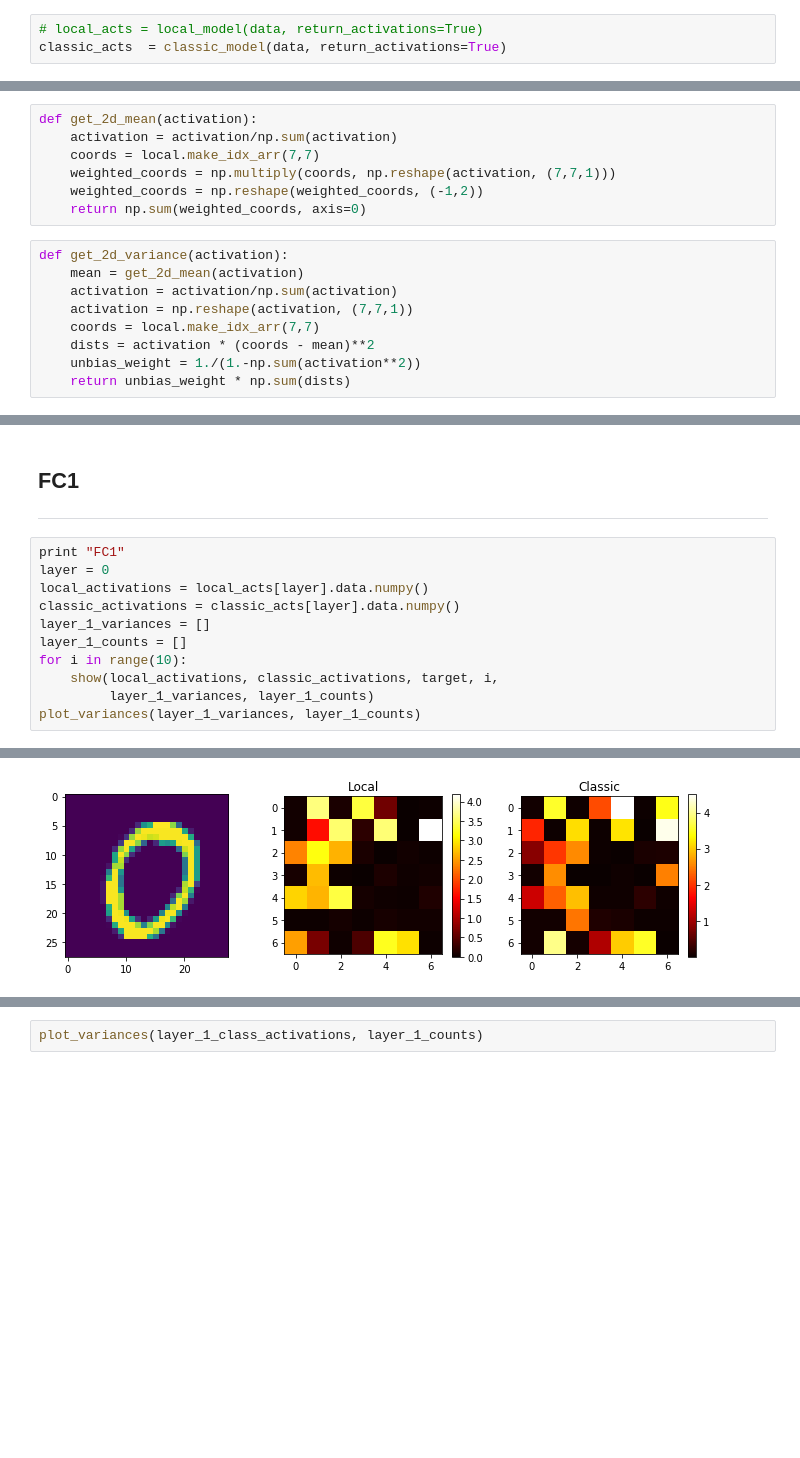
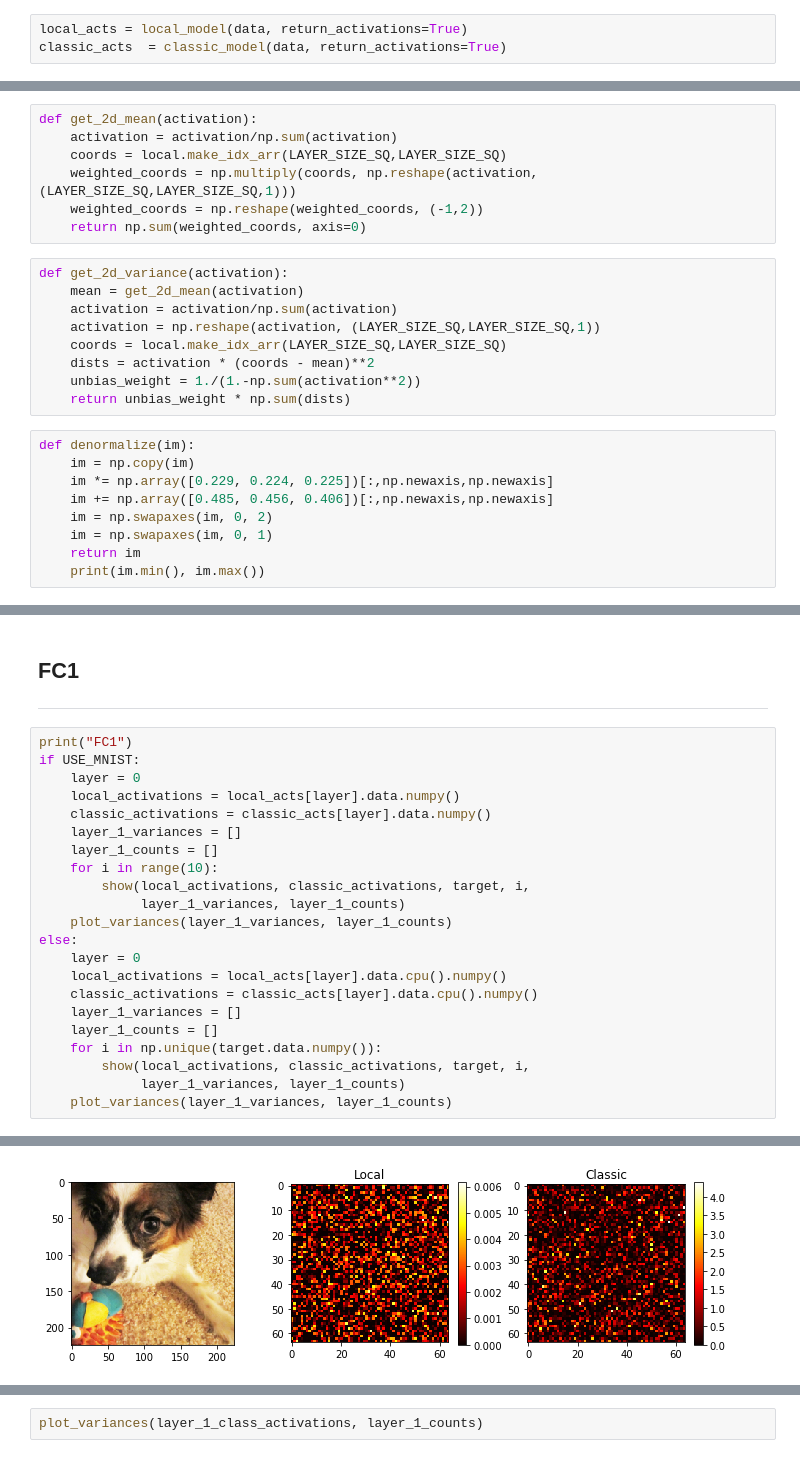
Before and after one commit to alexsax/Locality-Prior, a Jupyter notebook: Visualizing activations.ipynb, the cells around one changed output, grey strips where cells are left out. Saved outputs shown, nothing was run; the diff lists cells and outputs as text; blank space fills up the shorter version.

```diff
--- a/Visualizing activations.ipynb
+++ b/Visualizing activations.ipynb
@@ -134,7 +143,7 @@ for data, target in test_loader:
 batch = data.numpy()
 data, target = Variable(data, volatile=True), Variable(target)
 # %%
-# local_acts = local_model(data, return_activations=True)
+local_acts = local_model(data, return_activations=True)
 classic_acts  = classic_model(data, return_activations=True)
 # %%
 len(local_acts)
@@ -143,19 +152,28 @@ len(local_acts)
 # %%
 def get_2d_mean(activation):
     activation = activation/np.sum(activation)
-    coords = local.make_idx_arr(7,7)
-    weighted_coords = np.multiply(coords, np.reshape(activation, (7,7,1)))
+    coords = local.make_idx_arr(LAYER_SIZE_SQ,LAYER_SIZE_SQ)
+    weighted_coords = np.multiply(coords, np.reshape(activation, (LAYER_SIZE_SQ,LAYER_SIZE_SQ,1)))
     weighted_coords = np.reshape(weighted_coords, (-1,2))
     return np.sum(weighted_coords, axis=0)
 # %%
 def get_2d_variance(activation):
     mean = get_2d_mean(activation)
     activation = activation/np.sum(activation)
-    activation = np.reshape(activation, (7,7,1))
-    coords = local.make_idx_arr(7,7)
+    activation = np.reshape(activation, (LAYER_SIZE_SQ,LAYER_SIZE_SQ,1))
+    coords = local.make_idx_arr(LAYER_SIZE_SQ,LAYER_SIZE_SQ)
     dists = activation * (coords - mean)**2
     unbias_weight = 1./(1.-np.sum(activation**2))
     return unbias_weight * np.sum(dists)
+# %%
+def denormalize(im):
+    im = np.copy(im)
+    im *= np.array([0.229, 0.224, 0.225])[:,np.newaxis,np.newaxis]
+    im += np.array([0.485, 0.456, 0.406])[:,np.newaxis,np.newaxis]
+    im = np.swapaxes(im, 0, 2)
+    im = np.swapaxes(im, 0, 1)
+    return im
+    print(im.min(), im.max())
 # %%
 def show(local_activations, classic_activations, target, i, variances, counts):
     f = plt.figure(figsize=(12, 3))
@@ -227,15 +255,26 @@ def plot_variances(variances, counts):
 ## FC1
 ---
 # %%
-print "FC1"
-layer = 0
-local_activations = local_acts[layer].data.numpy()
-classic_activations = classic_acts[layer].data.numpy()
-layer_1_variances = []
-layer_1_counts = []
-for i in range(10):
-    show(local_activations, classic_activations, target, i,
-         layer_1_variances, layer_1_counts)
-plot_variances(layer_1_variances, layer_1_counts)
+print("FC1")
+if USE_MNIST:
+    layer = 0
+    local_activations = local_acts[layer].data.numpy()
+    classic_activations = classic_acts[layer].data.numpy()
+    layer_1_variances = []
+    layer_1_counts = []
+    for i in range(10):
+        show(local_activations, classic_activations, target, i,
+             layer_1_variances, layer_1_counts)
+    plot_variances(layer_1_variances, layer_1_counts)
+else:
+    layer = 0
+    local_activations = local_acts[layer].data.cpu().numpy()
+    classic_activations = classic_acts[layer].data.cpu().numpy()
+    layer_1_variances = []
+    layer_1_counts = []
+    for i in np.unique(target.data.numpy()):
+        show(local_activations, classic_activations, target, i,
+             layer_1_variances, layer_1_counts)
+    plot_variances(layer_1_variances, layer_1_counts)
 # %% [output]
 FC1
@@ -244 +283 @@ N: 94
-[figure, old version]
+[figure, new version]
```
Also changed, not shown: parts of 13 cells of this notebook, 1 other file.
